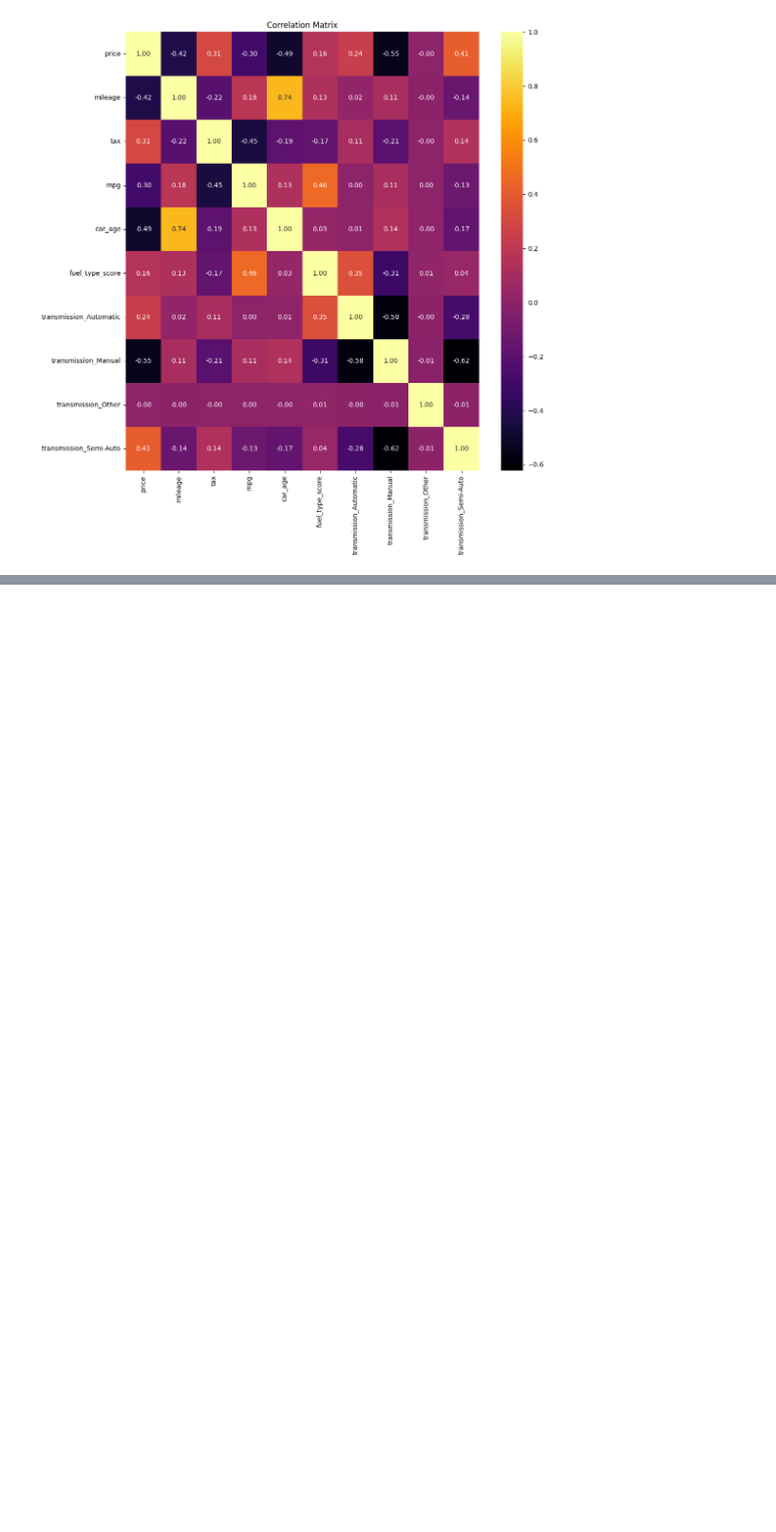
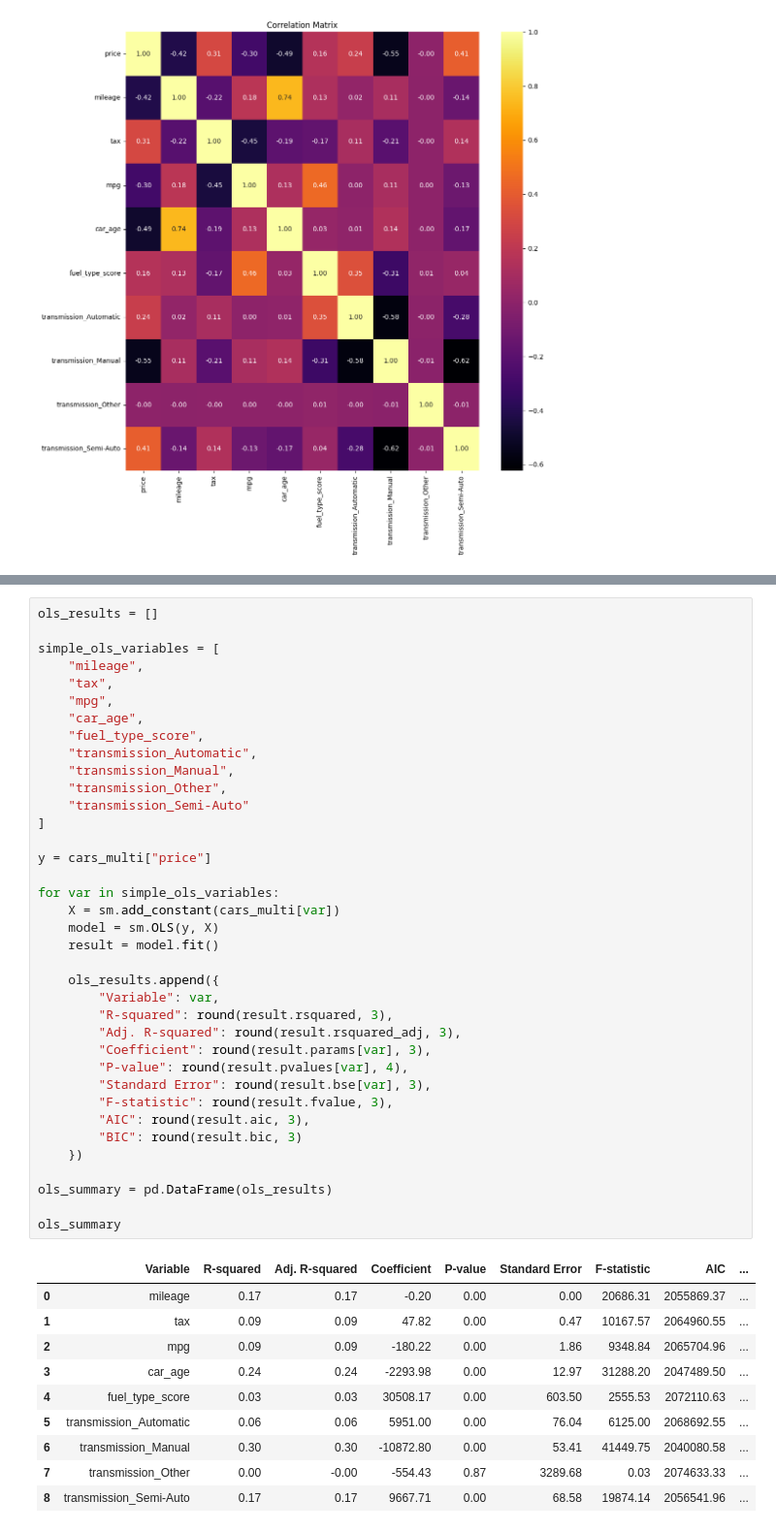
Before and after one commit to TXTEck/DAV_CA1, a Jupyter notebook: notebooks/car_price_analysis.ipynb, the cells around one changed output, grey strips where cells are left out. Shown at 97% size. Cells and saved outputs as stored; diff of their text form; blank space fills up the shorter version.

```diff
--- a/notebooks/car_price_analysis.ipynb
+++ b/notebooks/car_price_analysis.ipynb
@@ -577,0 +666,48 @@ plt.show()
+# %%
+ols_results = []
+
+simple_ols_variables = [
+    "mileage",
+    "tax",
+    "mpg",
+    "car_age",
+    "fuel_type_score",
+    "transmission_Automatic",
+    "transmission_Manual",
+    "transmission_Other",
+    "transmission_Semi-Auto"
+]
+
+y = cars_multi["price"]
+
+for var in simple_ols_variables:
+    X = sm.add_constant(cars_multi[var])
+    model = sm.OLS(y, X)
+    result = model.fit()
+
+    ols_results.append({
+        "Variable": var,
+        "R-squared": round(result.rsquared, 3),
+        "Adj. R-squared": round(result.rsquared_adj, 3),
+        "Coefficient": round(result.params[var], 3),
+        "P-value": round(result.pvalues[var], 4),
+        "Standard Error": round(result.bse[var], 3),
+        "F-statistic": round(result.fvalue, 3),
+        "AIC": round(result.aic, 3),
+        "BIC": round(result.bic, 3)
+    })
+
+ols_summary = pd.DataFrame(ols_results)
+
+ols_summary
+# %% [output]
+|  | Variable | R-squared | Adj. R-squared | Coefficient | P-value | Standard Error | F-statistic | AIC | ... |
+| 0 | mileage | 0.17 | 0.17 | -0.20 | 0.00 | 0.00 | 20686.31 | 2055869.37 | ... |
+| 1 | tax | 0.09 | 0.09 | 47.82 | 0.00 | 0.47 | 10167.57 | 2064960.55 | ... |
+| 2 | mpg | 0.09 | 0.09 | -180.22 | 0.00 | 1.86 | 9348.84 | 2065704.96 | ... |
+| 3 | car_age | 0.24 | 0.24 | -2293.98 | 0.00 | 12.97 | 31288.20 | 2047489.50 | ... |
+| 4 | fuel_type_score | 0.03 | 0.03 | 30508.17 | 0.00 | 603.50 | 2555.53 | 2072110.63 | ... |
+| 5 | transmission_Automatic | 0.06 | 0.06 | 5951.00 | 0.00 | 76.04 | 6125.00 | 2068692.55 | ... |
+| 6 | transmission_Manual | 0.30 | 0.30 | -10872.80 | 0.00 | 53.41 | 41449.75 | 2040080.58 | ... |
+| 7 | transmission_Other | 0.00 | -0.00 | -554.43 | 0.87 | 3289.68 | 0.03 | 2074633.33 | ... |
+| 8 | transmission_Semi-Auto | 0.17 | 0.17 | 9667.71 | 0.00 | 68.58 | 19874.14 | 2056541.96 | ... |
```
Also changed, not shown: parts of 7 cells of this notebook, 2 other files.
